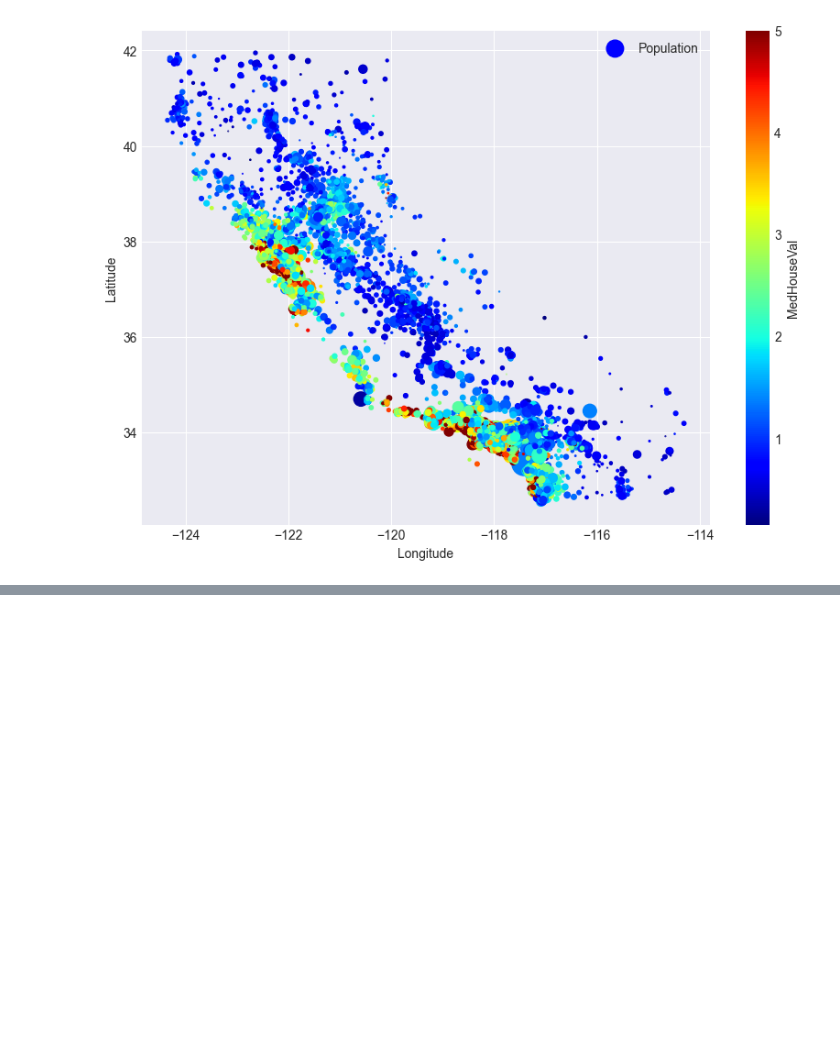
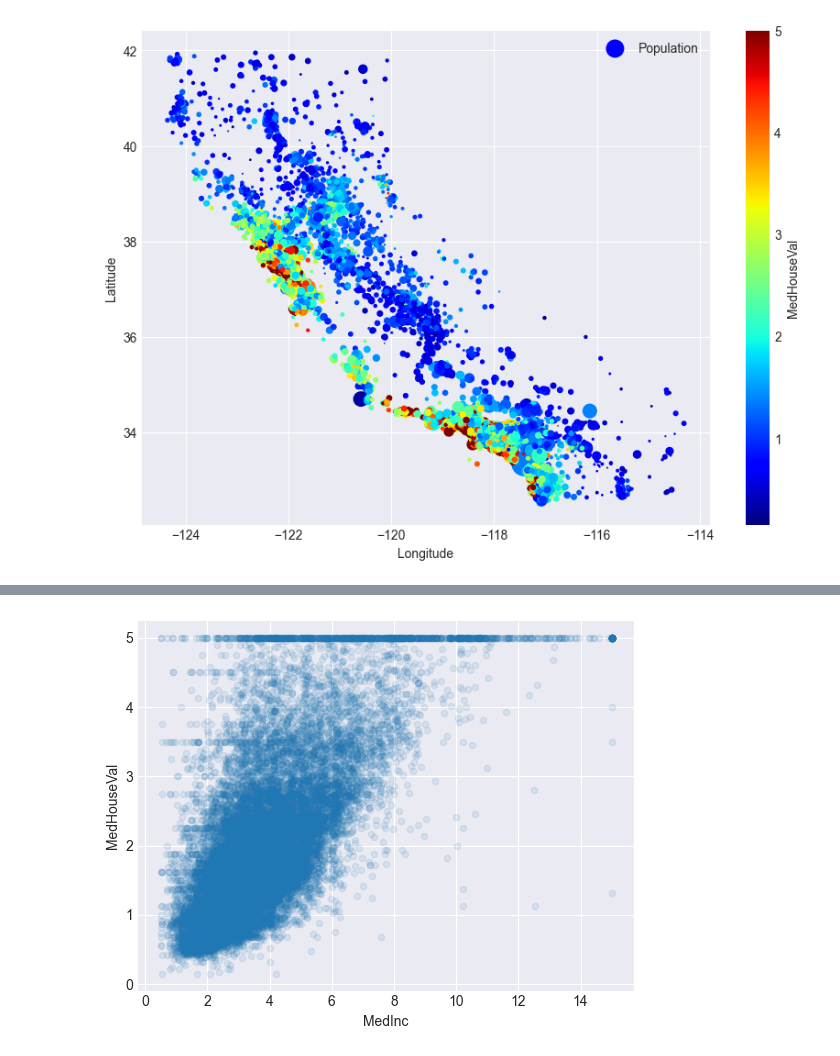
Before and after one commit to DavidCalebChaparroOrozco/Hands-OnMachineLearningwithScikit-LearnandPyTorch-Aur-lienG-ron, a Jupyter notebook: DataloadingExplorationPreparation/PracticeHousingDataset.ipynb, the cells around one changed output, grey strips where cells are left out. Saved outputs shown, nothing was run; the diff lists cells and outputs as text; code cells hidden in the pictures; blank space fills up the shorter version.

```diff
--- a/DataloadingExplorationPreparation/PracticeHousingDataset.ipynb
+++ b/DataloadingExplorationPreparation/PracticeHousingDataset.ipynb
@@ -469,0 +494,5 @@ plt.show()
+# %%
+housing_pd.plot(kind="scatter", x="MedInc", y="MedHouseVal", alpha=0.1, grid=True)
+plt.show()
+# %% [output]
+[figure, added]
```
Also changed, not shown: parts of 5 cells of this notebook, 4 other files.
